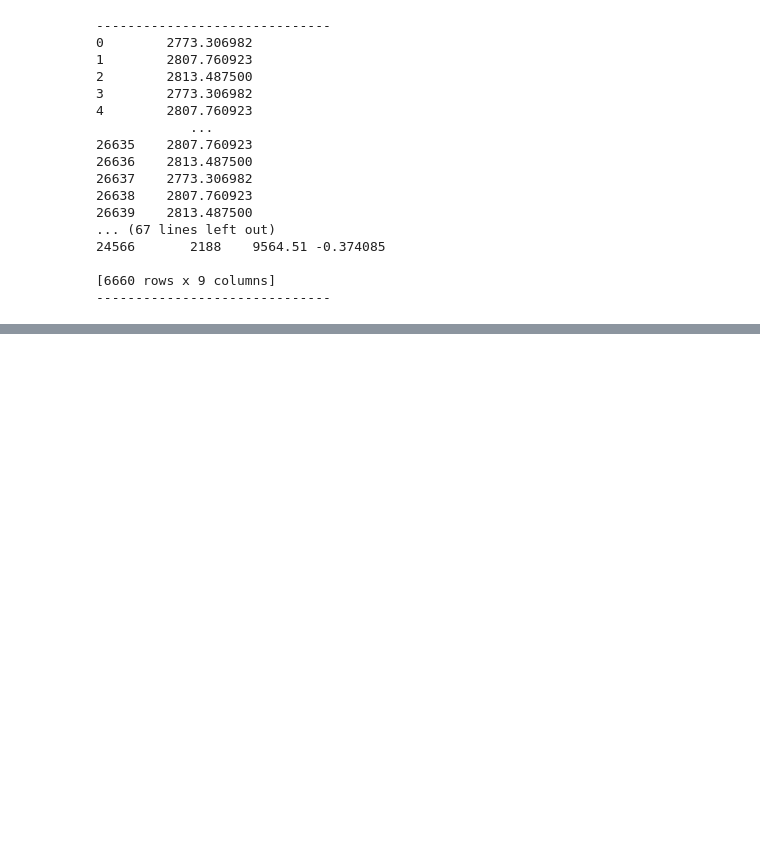
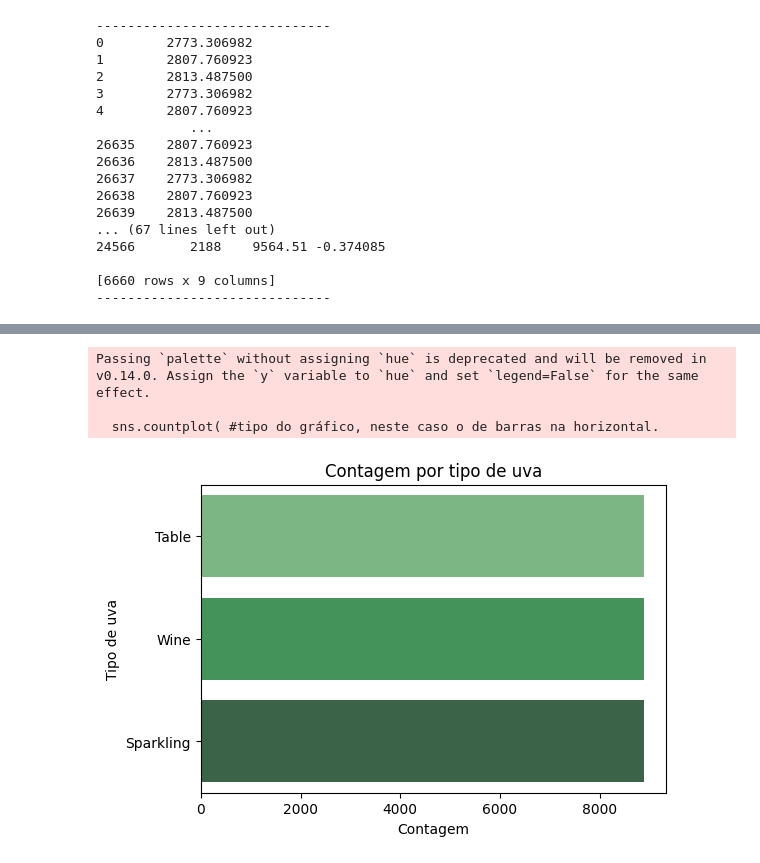
Before and after one commit to ArthurLima06/SENAI-PPDC, a Jupyter notebook: exercicios.ipynb, the cells around one changed output, grey strips where cells are left out. Drawn from its saved outputs; the diff is of its cells as text; code cells hidden in the pictures; blank space fills up the shorter version.

```diff
--- a/exercicios.ipynb
+++ b/exercicios.ipynb
@@ -1464,0 +1467,23 @@ NameError: name 'df' is not defined
+# %%
+import seaborn as sns
+import matplotlib.pyplot as plt
+import pandas as pd
+
+df= pd.read_csv("vinhos.csv")
+
+plt.figure(figsize=(6, 4))
+sns.countplot( #tipo do gráfico, neste caso o de barras na horizontal.
+    data= df,
+    y= "grape_type",
+    order= df["grape_type"].value_counts().index, #comando para fazer a contagem por tipo de uva/tabela.
+    palette= "Greens_d" #define a paleta de cores.
+)
+plt.title("Contagem por tipo de uva")
+plt.xlabel("Contagem")
+plt.ylabel("Tipo de uva")
+plt.show()
+# %% [output]
+Passing `palette` without assigning `hue` is deprecated and will be removed in v0.14.0. Assign the `y` variable to `hue` and set `legend=False` for the same effect.
+
+  sns.countplot( #tipo do gráfico, neste caso o de barras na horizontal.
+[figure, added]
```
Also changed, not shown: parts of 5 cells of this notebook.
